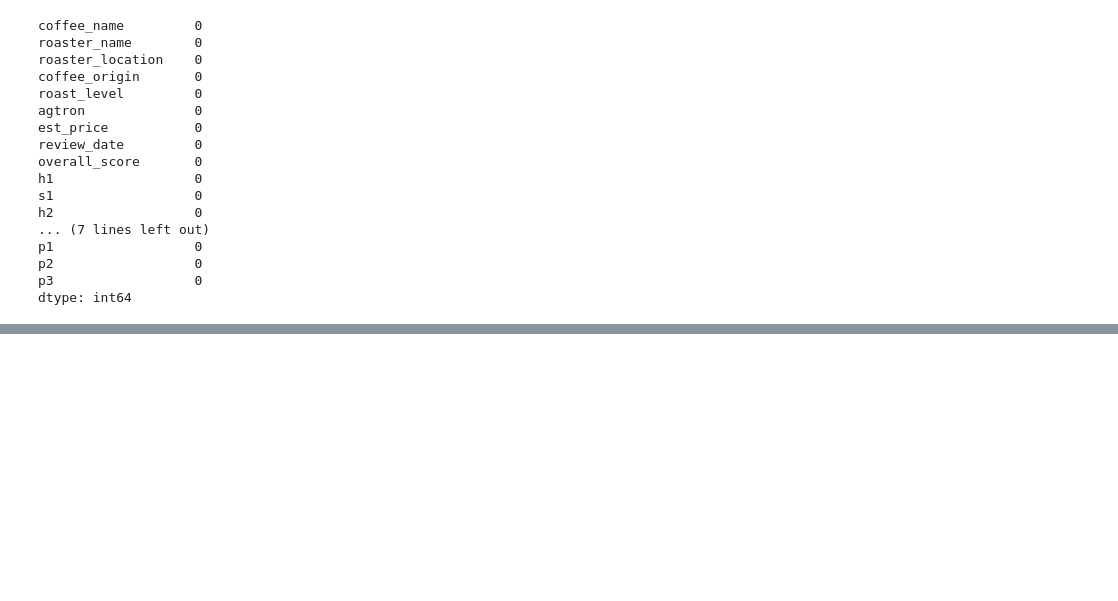
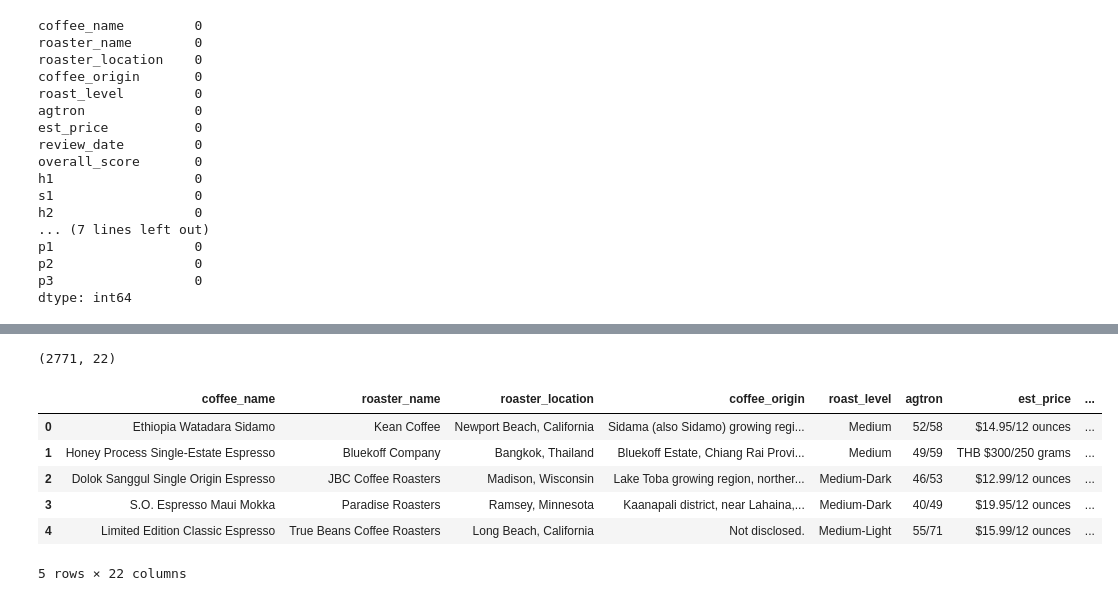
Before and after one commit to KMere21/capstone, a Jupyter notebook: Capstone_Part_1-Collecting_Data-Kate_Meredith.ipynb, the cells around one changed output, grey strips where cells are left out. Drawn from its saved outputs; the diff is of its cells as text; code cells hidden in the pictures; blank space fills up the shorter version.

```diff
--- a/Capstone_Part_1-Collecting_Data-Kate_Meredith.ipynb
+++ b/Capstone_Part_1-Collecting_Data-Kate_Meredith.ipynb
@@ -931,0 +1178,19 @@ dtype: int64
+# %%
+combo_df_2.insert(15, "h4", "")
+combo_df_2.insert(16, "s4", "")
+combo_df_2.insert(17, "h5", "")
+combo_df_2.insert(18, "s5", "")
+
+combo_df_2.shape
+# %% [output]
+(2771, 22)
+# %%
+combo_df_2.head()
+# %% [output]
+|  | coffee_name | roaster_name | roaster_location | coffee_origin | roast_level | agtron | est_price | ... |
+| 0 | Ethiopia Watadara Sidamo | Kean Coffee | Newport Beach, California | Sidama (also Sidamo) growing regi... | Medium | 52/58 | $14.95/12 ounces | ... |
+| 1 | Honey Process Single-Estate Espresso | Bluekoff Company | Bangkok, Thailand | Bluekoff Estate, Chiang Rai Provi... | Medium | 49/59 | THB $300/250 grams | ... |
+| 2 | Dolok Sanggul Single Origin Espresso | JBC Coffee Roasters | Madison, Wisconsin | Lake Toba growing region, norther... | Medium-Dark | 46/53 | $12.99/12 ounces | ... |
+| 3 | S.O. Espresso Maui Mokka | Paradise Roasters | Ramsey, Minnesota | Kaanapali district, near Lahaina,... | Medium-Dark | 40/49 | $19.95/12 ounces | ... |
+| 4 | Limited Edition Classic Espresso | True Beans Coffee Roasters | Long Beach, California | Not disclosed. | Medium-Light | 55/71 | $15.99/12 ounces | ... |
+5 rows × 22 columns
```
Also changed, not shown: parts of 30 cells of this notebook, 3 other files.
